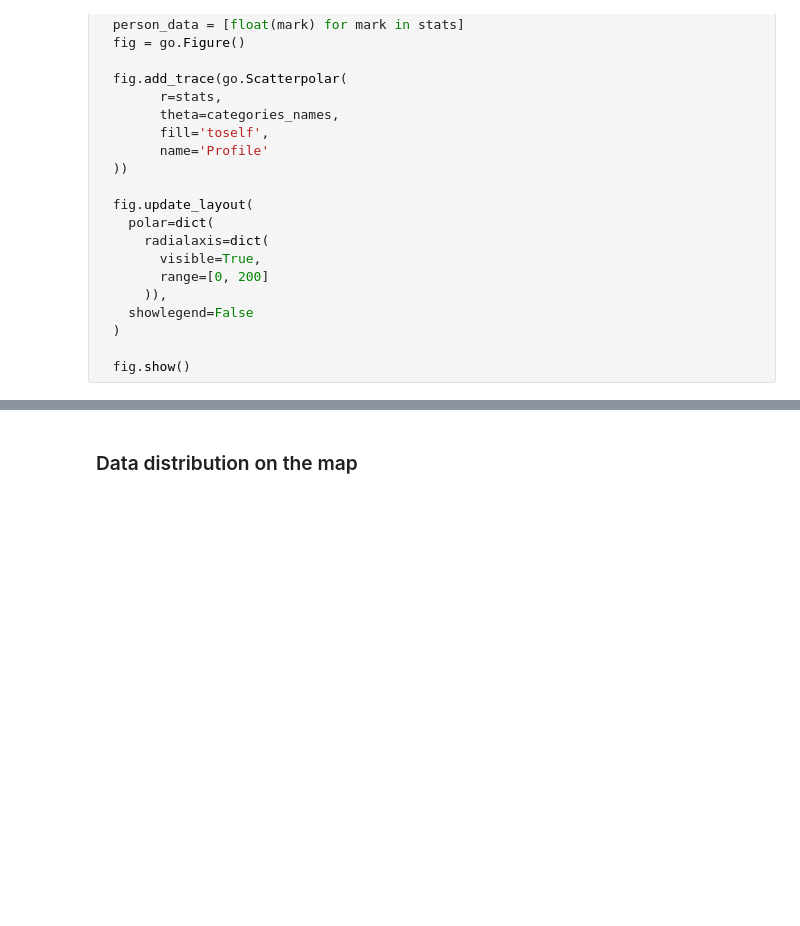
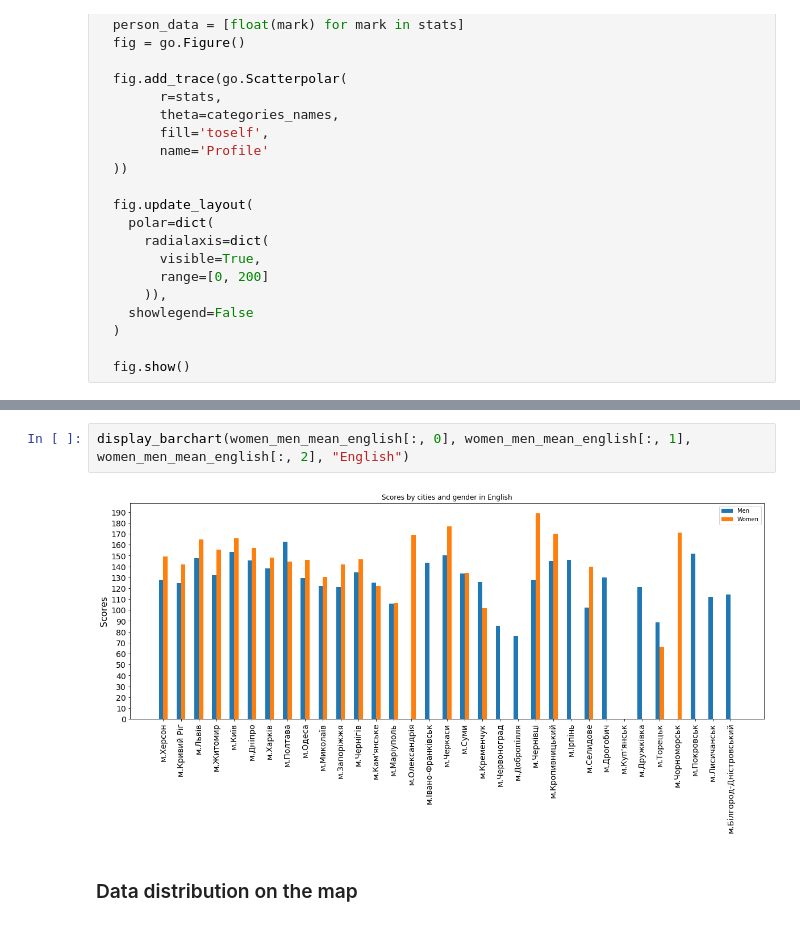
Before and after one commit to denyskononenko/ml_znodata, a Jupyter notebook: zno_info.ipynb, the cells around one changed output, grey strips where cells are left out. Saved outputs shown, nothing was run; the diff lists cells and outputs as text; blank space fills up the shorter version.

```diff
--- a/zno_info.ipynb
+++ b/zno_info.ipynb
@@ -222,2 +289,6 @@ display_radar_chart(personal_data, categories, categories_names)
+# %%
+display_barchart(women_men_mean_english[:, 0], women_men_mean_english[:, 1], women_men_mean_english[:, 2], "English")
+# %% [output]
+[figure, added]
 # %% [markdown]
 ### Data distribution on the map
```
Also changed, not shown: parts of 23 cells of this notebook.
